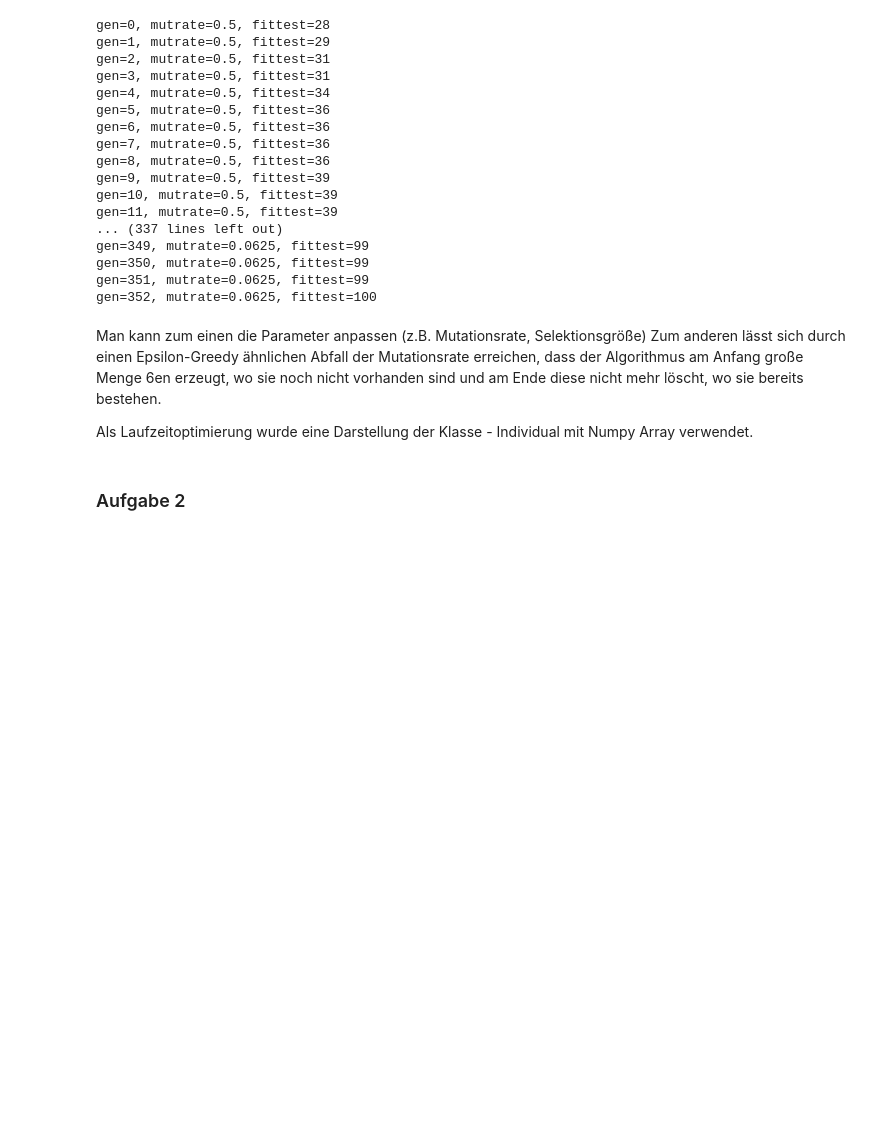
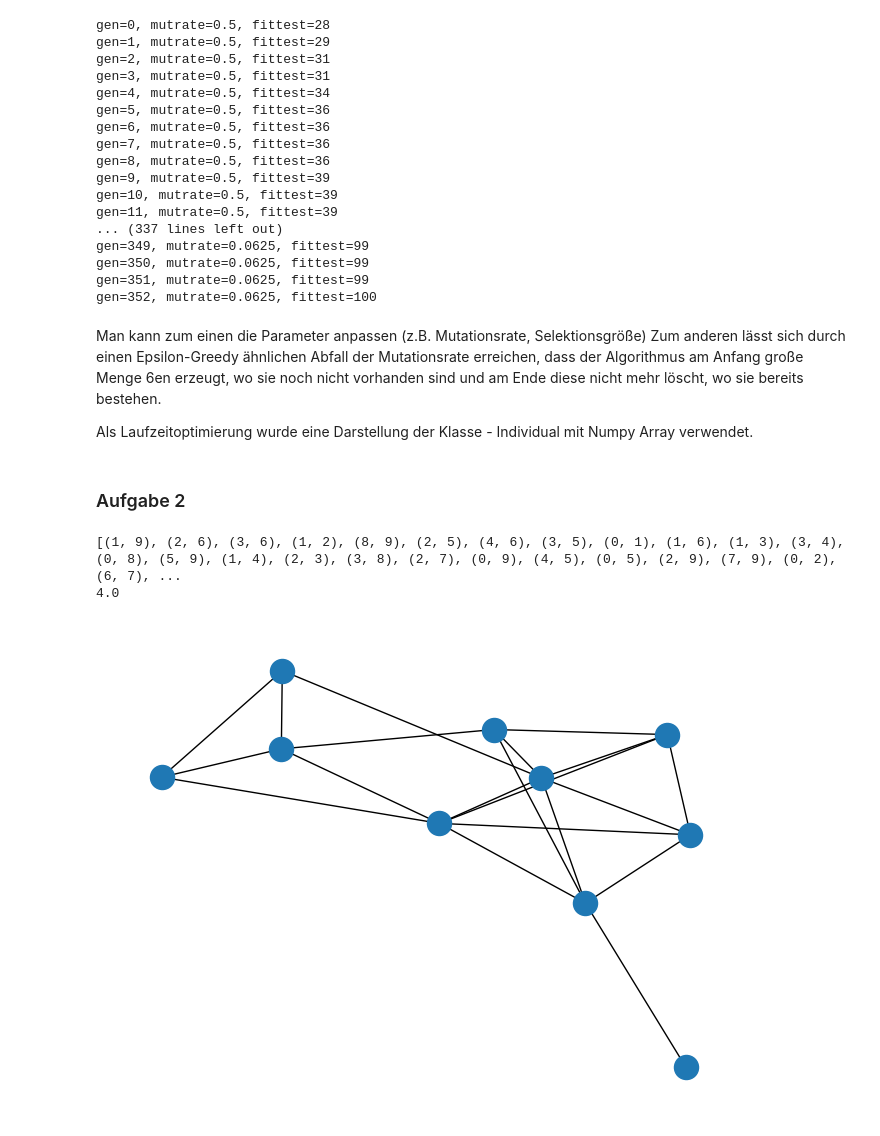
Before and after one commit to arzx/NeuroevolutionLab, a Jupyter notebook: ex02.ipynb, the cells around one changed output. Drawn from its saved outputs; the diff is of its cells as text; code cells hidden in the pictures; blank space fills up the shorter version.

```diff
--- a/ex02.ipynb
+++ b/ex02.ipynb
@@ -129,9 +128,12 @@ class GraphInd:
     def __init__(self, nodes, edges):
         self.G = random_graph(nodes, edges)
 
-    def get_fitness(G: nx.Graph):
-        c = [clique for clique in nx.find_cliques(G)]
+    def get_fitness(self):
+        c = [clique for clique in nx.find_cliques(self.G)]
         c_max = c[np.argmax([len(clique) for clique in c])]
-        ret = np.zeros(shape=(G.number_of_nodes(),))
+        ret = np.zeros(shape=(self.G.number_of_nodes(),))
         ret[c_max] = True
         return sum(ret)
+
+    def draw(self):
+        nx.draw(self.G)
@@ -139,0 +140,8 @@ import networkx
+# %%
+Ind = GraphInd(10,20)
+print(Ind.get_fitness())
+Ind.draw()
+# %% [output]
+[(1, 9), (2, 6), (3, 6), (1, 2), (8, 9), (2, 5), (4, 6), (3, 5), (0, 1), (1, 6), (1, 3), (3, 4), (0, 8), (5, 9), (1, 4), (2, 3), (3, 8), (2, 7), (0, 9), (4, 5), (0, 5), (2, 9), (7, 9), (0, 2), (6, 7), ...
+4.0
+[figure, added]
```
Also changed, not shown: parts of 2 cells of this notebook.
